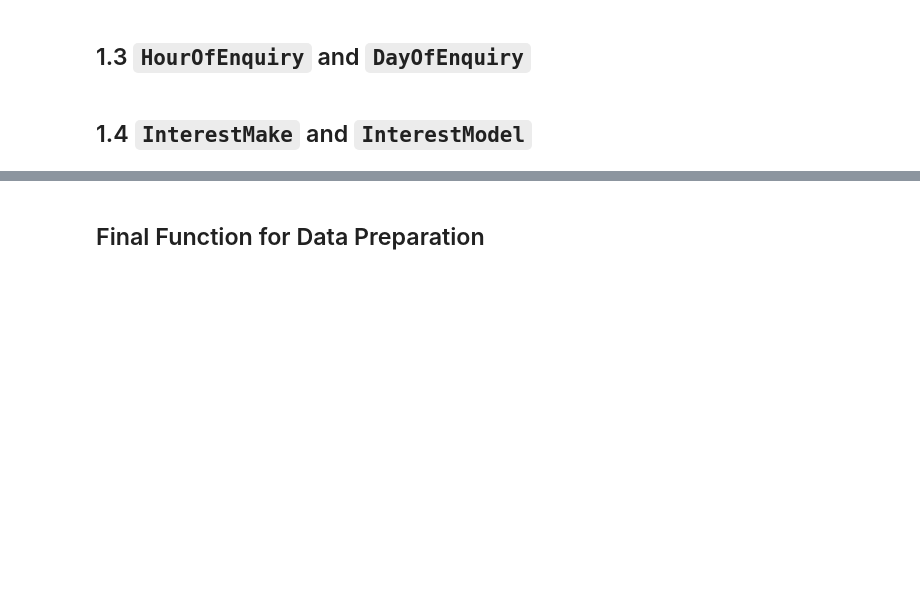
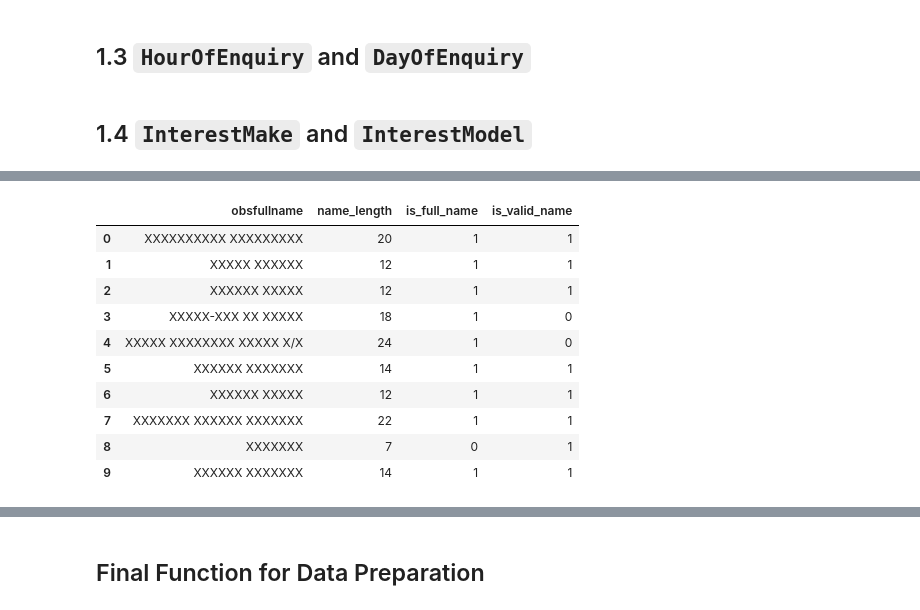
Before and after one commit to RimanaSifiso/mx-hackathon-competition, a Jupyter notebook: notebooks/data-cleaning-and-preparation.ipynb, the cells around one changed output, grey strips where cells are left out. Cells and saved outputs as stored; diff of their text form; code cells hidden in the pictures; blank space fills up the shorter version.

```diff
--- a/notebooks/data-cleaning-and-preparation.ipynb
+++ b/notebooks/data-cleaning-and-preparation.ipynb
@@ -211,0 +307,31 @@ amarok 2.0tdi double cab life
+# %%
+def name_length(name):
+    return len(str(name.strip())) if pd.notnull(name) else 0
+
+def is_valid_name(name):
+    if pd.isna(name) or len(str(name.strip())) <= 2:
+        return 0
+    return int(bool(re.fullmatch(r'[A-Za-z ]+', str(name.strip()))))
+
+def is_full_name(name):
+    if pd.isna(name):
+        return 0
+    return int(len(name.strip().split()) >= 2)
+# %%
+df['name_length'] = df['obsfullname'].apply(name_length)
+df['is_valid_name'] = df['obsfullname'].apply(is_valid_name)
+df['is_full_name'] = df['obsfullname'].apply(is_full_name)
+# %%
+df[['obsfullname', 'name_length', 'is_full_name', 'is_valid_name']].head(10)
+# %% [output]
+|  | obsfullname | name_length | is_full_name | is_valid_name |
+| 0 | XXXXXXXXXX XXXXXXXXX | 20 | 1 | 1 |
+| 1 | XXXXX XXXXXX | 12 | 1 | 1 |
+| 2 | XXXXXX XXXXX | 12 | 1 | 1 |
+| 3 | XXXXX-XXX XX XXXXX | 18 | 1 | 0 |
+| 4 | XXXXX XXXXXXXX XXXXX X/X | 24 | 1 | 0 |
+| 5 | XXXXXX XXXXXXX | 14 | 1 | 1 |
+| 6 | XXXXXX XXXXX | 12 | 1 | 1 |
+| 7 | XXXXXXX XXXXXX XXXXXXX | 22 | 1 | 1 |
+| 8 | XXXXXXX | 7 | 0 | 1 |
+| 9 | XXXXXX XXXXXXX | 14 | 1 | 1 |
```
Also changed, not shown: parts of 27 cells of this notebook, 10 other files.
